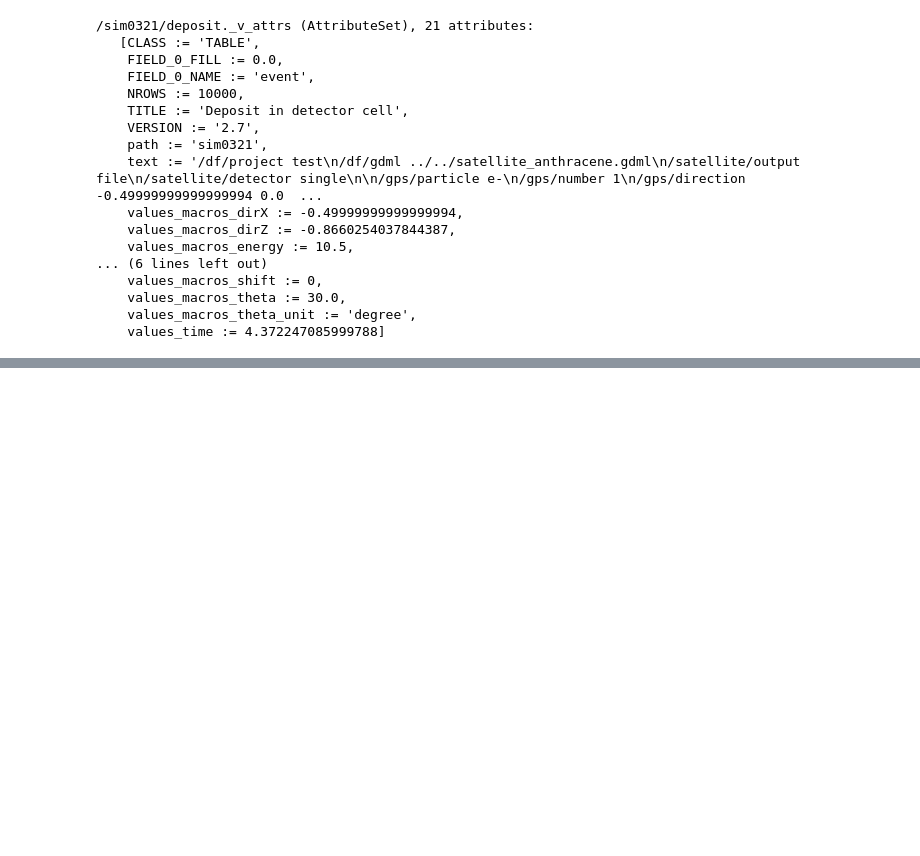
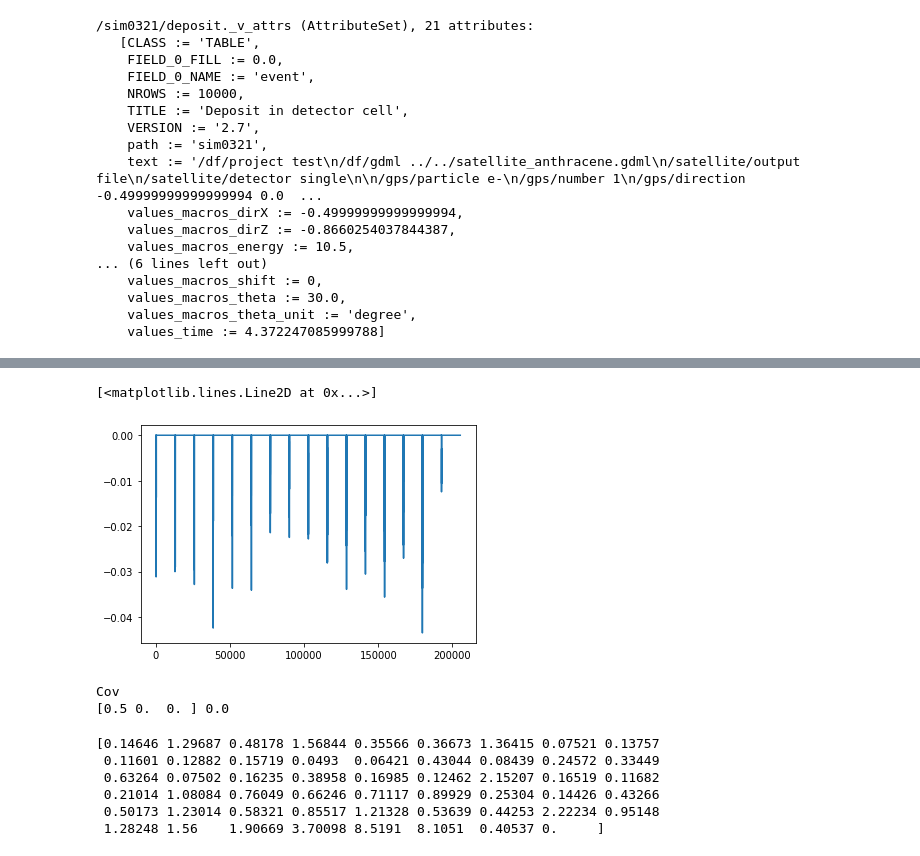
Before and after one commit to Zelenyy/phd-code, a Jupyter notebook: notebooks/16.Sattelite.ipynb, the cells around one changed output, grey strips where cells are left out. Saved outputs shown, nothing was run; the diff lists cells and outputs as text; code cells hidden in the pictures; blank space fills up the shorter version.

```diff
--- a/notebooks/16.Sattelite.ipynb
+++ b/notebooks/16.Sattelite.ipynb
@@ -60,0 +166,2 @@ for i in range(3):
+# %%
+likelyhood = lh_fact.build(data["mean"][-700])
@@ -60,0 +173,21 @@ for i in range(3):
+# %%
+plt.plot(lh_grid)
+# plt.plot(50000, likelyhood(result.x), "*")
+# plt.plot(70, likelyhood(points[70]), "^")
+# %% [output]
+[<matplotlib.lines.Line2D at 0x...>]
+[figure, added]
+# %%
+print(points[70], likelyhood(points[70]))
+# %% [output]
+Cov
+[0.5 0.  0. ] 0.0
+# %%
+print(likelyhood.last_cov)
+# %% [output]
+[0.14646 1.29687 0.48178 1.56844 0.35566 0.36673 1.36415 0.07521 0.13757
+ 0.11601 0.12882 0.15719 0.0493  0.06421 0.43044 0.08439 0.24572 0.33449
+ 0.63264 0.07502 0.16235 0.38958 0.16985 0.12462 2.15207 0.16519 0.11682
+ 0.21014 1.08084 0.76049 0.66246 0.71117 0.89929 0.25304 0.14426 0.43266
+ 0.50173 1.23014 0.58321 0.85517 1.21328 0.53639 0.44253 2.22234 0.95148
+ 1.28248 1.56    1.90669 3.70098 8.5191  8.1051  0.40537 0.     ]
```
Also changed, not shown: parts of 71 cells of this notebook, 28 other files.
